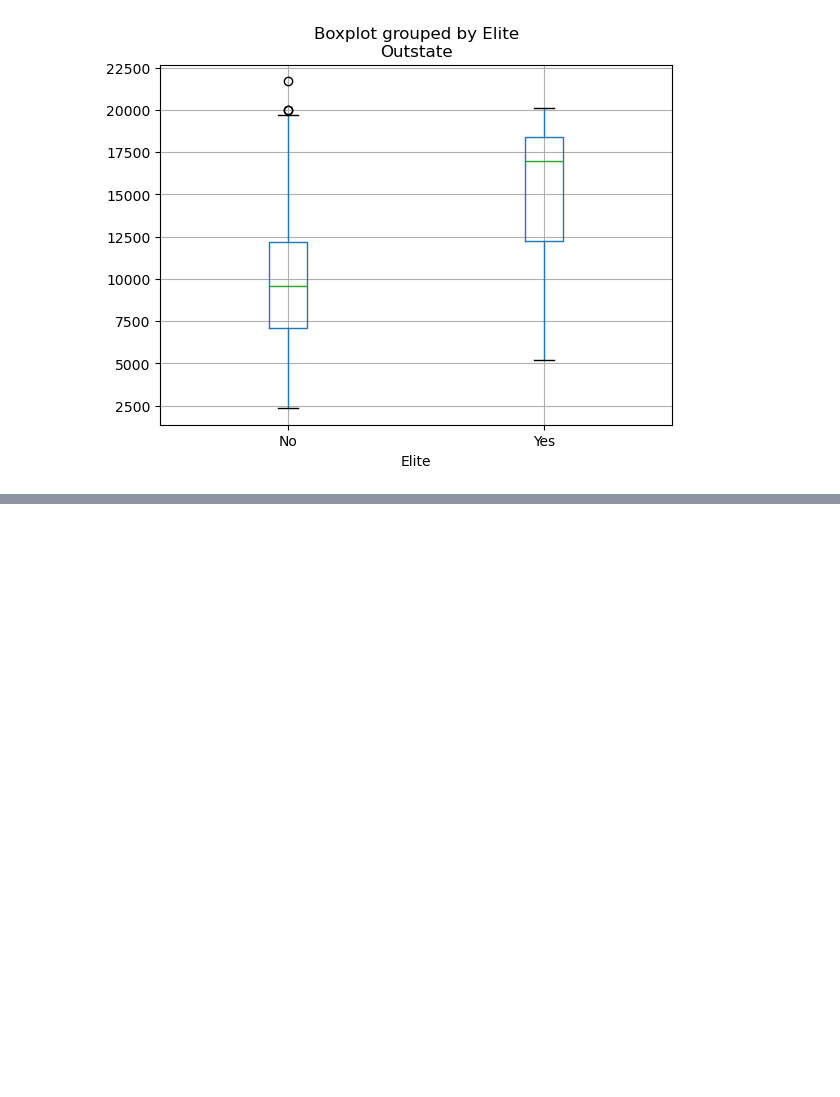
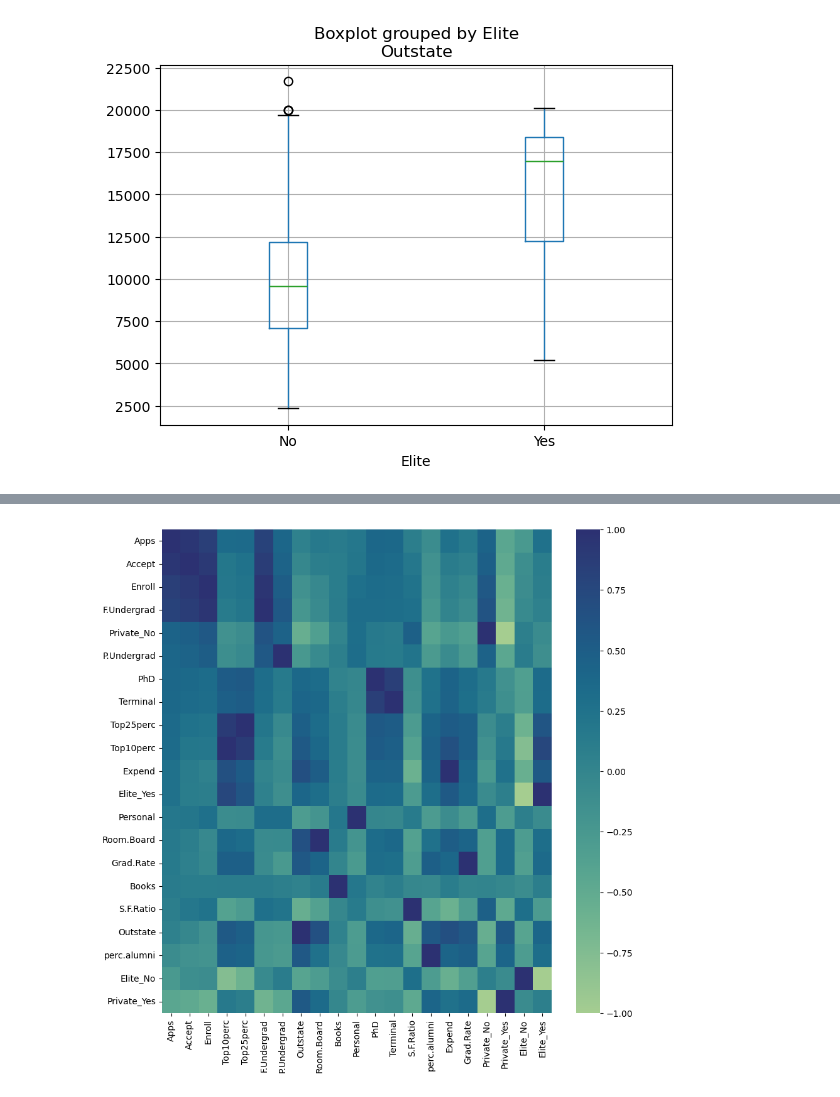
Before and after one commit to KatjaParak/Databehandling-Katsiaryna-Parakhnevich, a Jupyter notebook: Labs/Lab1.ipynb, the cells around one changed output, grey strips where cells are left out. Cells and saved outputs as stored; diff of their text form; code cells hidden in the pictures; blank space fills up the shorter version.

```diff
--- a/Labs/Lab1.ipynb
+++ b/Labs/Lab1.ipynb
@@ -74,0 +100,3 @@ array([[<Axes: title={'center': 'Accept'}>,
+# %%
+college_corr = pd.get_dummies(college).corr().round(2).sort_values(by='Apps',ascending=False)
+college_corr
@@ -74,0 +122,7 @@ array([[<Axes: title={'center': 'Accept'}>,
+# %%
+plt.figure(figsize=(10,10))
+corr_matrix = college_corr[college_corr.columns].astype(float)
+sns.heatmap(corr_matrix, cmap='crest')
+plt.show()
+# %% [output]
+[figure, added]
```
Also changed, not shown: parts of 16 cells of this notebook.
